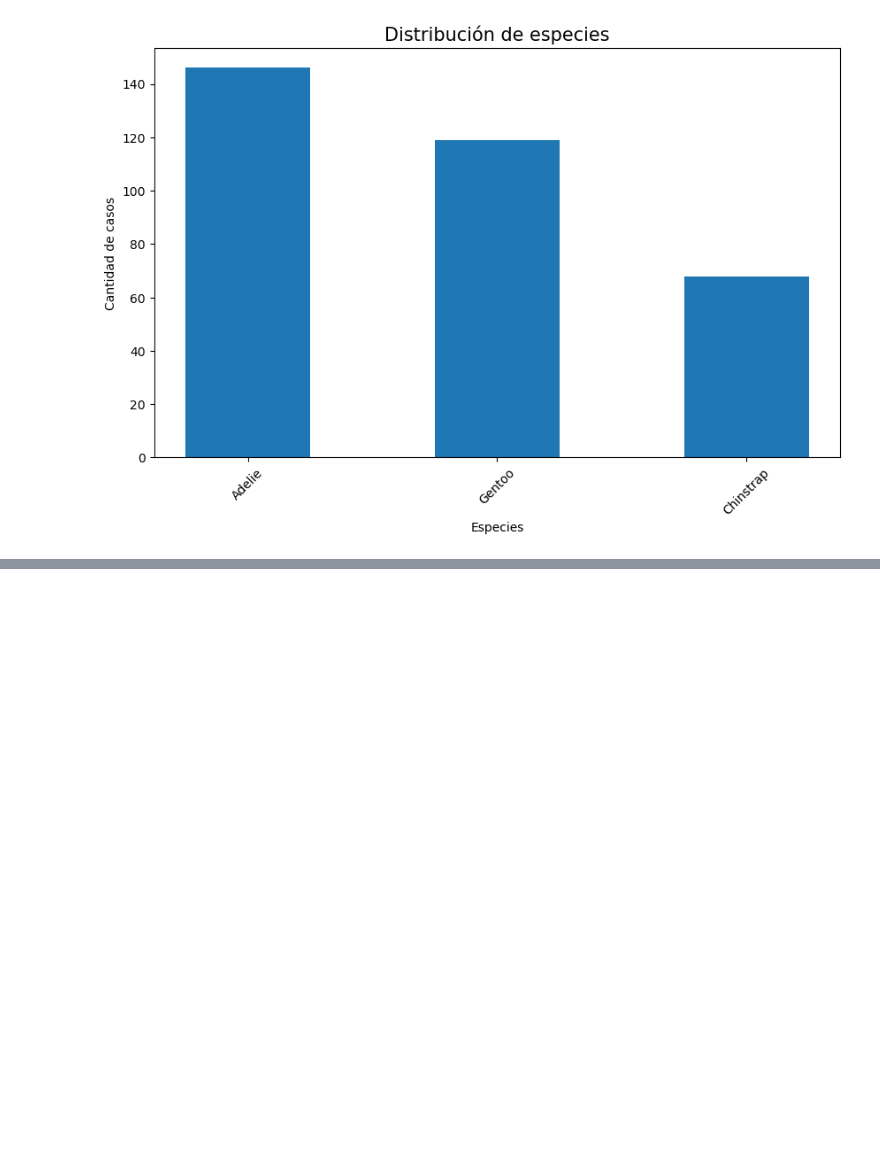
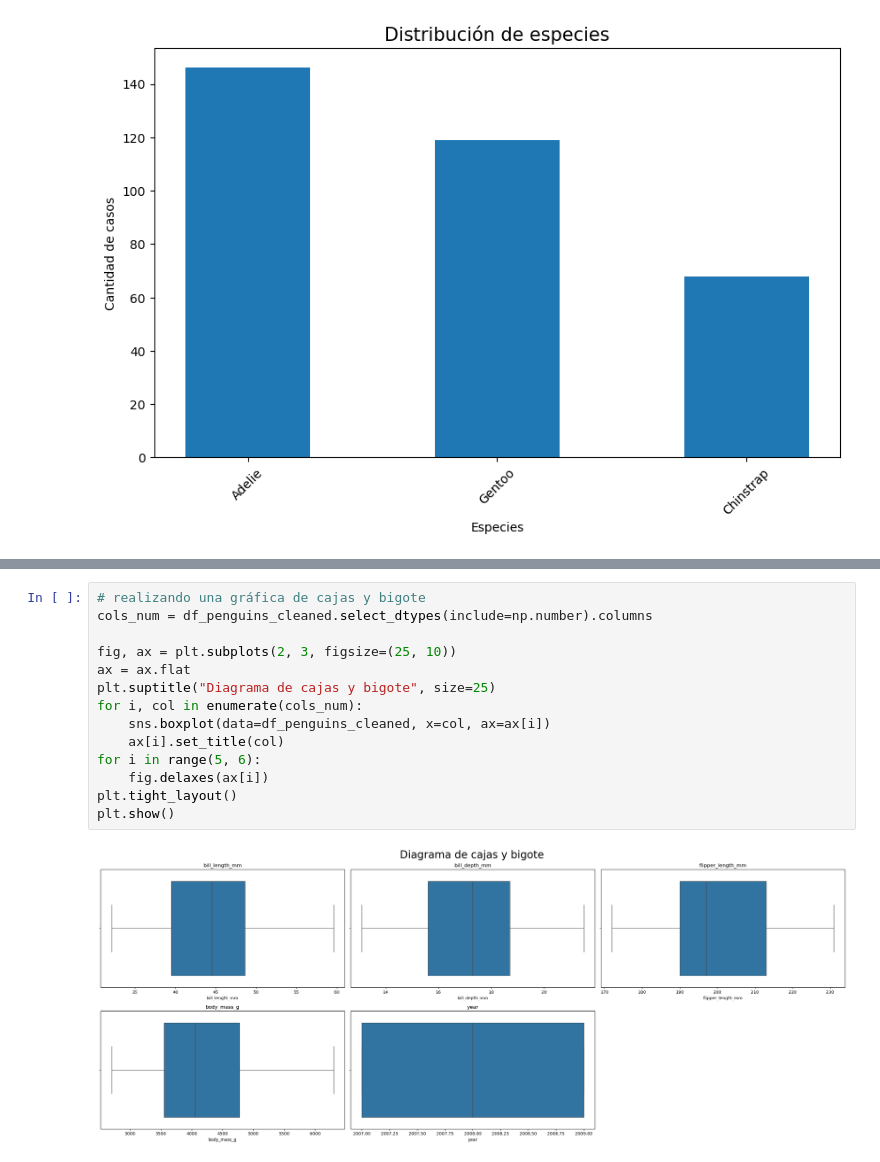
Before and after one commit to Leonard0711/eda_datos, a Jupyter notebook: eda_python/eda_penguins.ipynb, the cells around one changed output, grey strips where cells are left out. Cells and saved outputs as stored; diff of their text form; blank space fills up the shorter version.

```diff
--- a/eda_python/eda_penguins.ipynb
+++ b/eda_python/eda_penguins.ipynb
@@ -158 +163,17 @@ plt.show()
 [figure]
+# %%
+# realizando una gráfica de cajas y bigote
+cols_num = df_penguins_cleaned.select_dtypes(include=np.number).columns
+
+fig, ax = plt.subplots(2, 3, figsize=(25, 10))
+ax = ax.flat
+plt.suptitle("Diagrama de cajas y bigote", size=25)
+for i, col in enumerate(cols_num):
+    sns.boxplot(data=df_penguins_cleaned, x=col, ax=ax[i])
+    ax[i].set_title(col)
+for i in range(5, 6):
+    fig.delaxes(ax[i])
+plt.tight_layout()
+plt.show()
+# %% [output]
+[figure, added]
```
Also changed, not shown: parts of 5 cells of this notebook, 1 other file.
